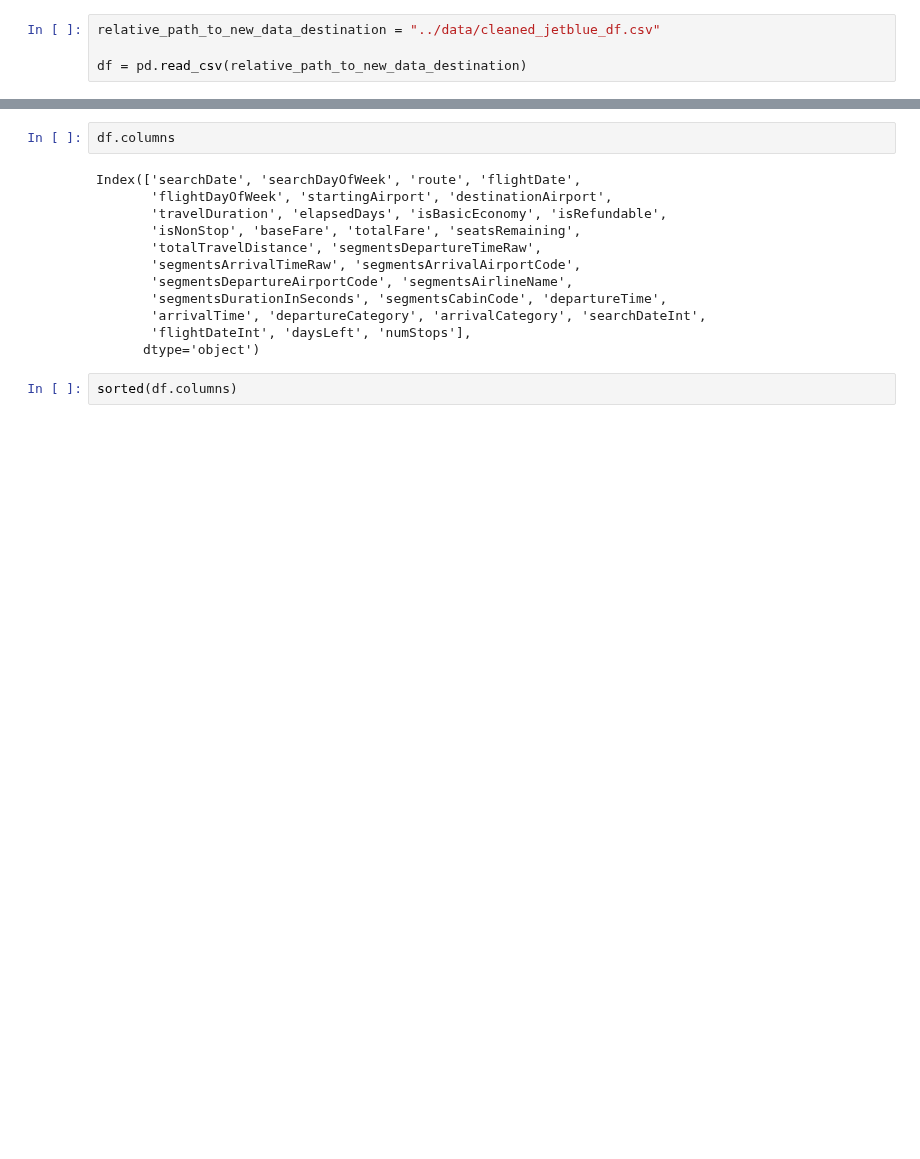
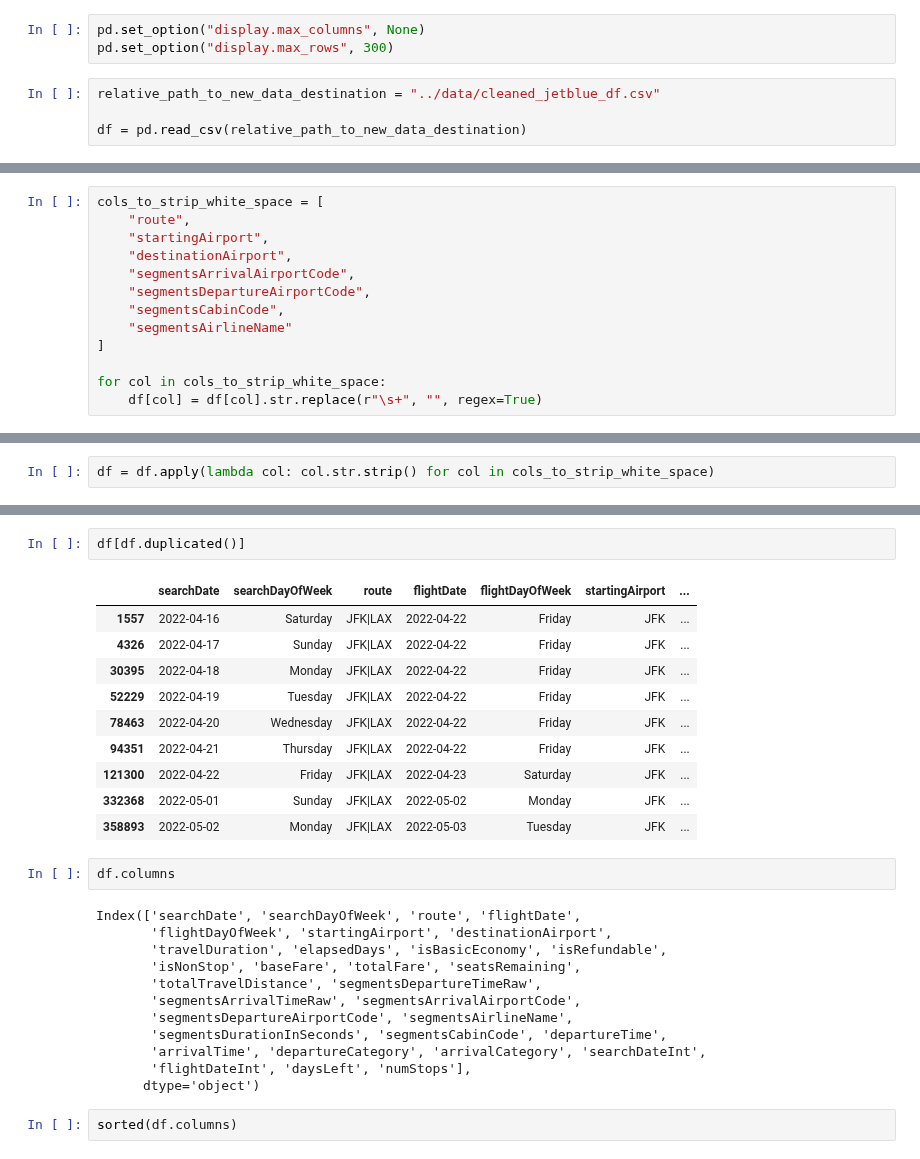
Before and after one commit to chriskuz/intro_to_python_project, a Jupyter notebook: toolkit/QA.ipynb, the cells around one changed output, grey strips where cells are left out. Drawn from its saved outputs; the diff is of its cells as text; blank space fills up the shorter version.

Commit message:
removed duplicated. removed all whitespaces on target colum,ns.

```diff
--- a/toolkit/QA.ipynb
+++ b/toolkit/QA.ipynb
@@ -7,6 +7,9 @@ import cmath
 import matplotlib.pyplot as plt
 import seaborn as sns
 from datetime import datetime as dt
+# %%
+pd.set_option("display.max_columns", None)
+pd.set_option("display.max_rows", 300)
 # %%
 relative_path_to_new_data_destination = "../data/cleaned_jetblue_df.csv"
 
@@ -13,0 +50,13 @@ df = pd.read_csv(relative_path_to_new_data_destination)
+# %%
+cols_to_strip_white_space = [
+    "route",
+    "startingAirport",
+    "destinationAirport",
+    "segmentsArrivalAirportCode",
+    "segmentsDepartureAirportCode",
+    "segmentsCabinCode",
+    "segmentsAirlineName"
+]
+
+for col in cols_to_strip_white_space:
+    df[col] = df[col].str.replace(r"\s+", "", regex=True)
@@ -13,0 +72,2 @@ df = pd.read_csv(relative_path_to_new_data_destination)
+# %%
+df = df.apply(lambda col: col.str.strip() for col in cols_to_strip_white_space)
@@ -14,3 +114,16 @@ df = pd.read_csv(relative_path_to_new_data_destination)
+# %%
+df[df.duplicated()]
+# %% [output]
+|  | searchDate | searchDayOfWeek | route | flightDate | flightDayOfWeek | startingAirport | ... |
+| 1557 | 2022-04-16 | Saturday | JFK|LAX | 2022-04-22 | Friday | JFK | ... |
+| 4326 | 2022-04-17 | Sunday | JFK|LAX | 2022-04-22 | Friday | JFK | ... |
+| 30395 | 2022-04-18 | Monday | JFK|LAX | 2022-04-22 | Friday | JFK | ... |
+| 52229 | 2022-04-19 | Tuesday | JFK|LAX | 2022-04-22 | Friday | JFK | ... |
+| 78463 | 2022-04-20 | Wednesday | JFK|LAX | 2022-04-22 | Friday | JFK | ... |
+| 94351 | 2022-04-21 | Thursday | JFK|LAX | 2022-04-22 | Friday | JFK | ... |
+| 121300 | 2022-04-22 | Friday | JFK|LAX | 2022-04-23 | Saturday | JFK | ... |
+| 332368 | 2022-05-01 | Sunday | JFK|LAX | 2022-05-02 | Monday | JFK | ... |
+| 358893 | 2022-05-02 | Monday | JFK|LAX | 2022-05-03 | Tuesday | JFK | ... |
 # %%
 df.columns
 # %% [output]
```
Also changed, not shown: parts of 7 cells of this notebook, 1 other file.
